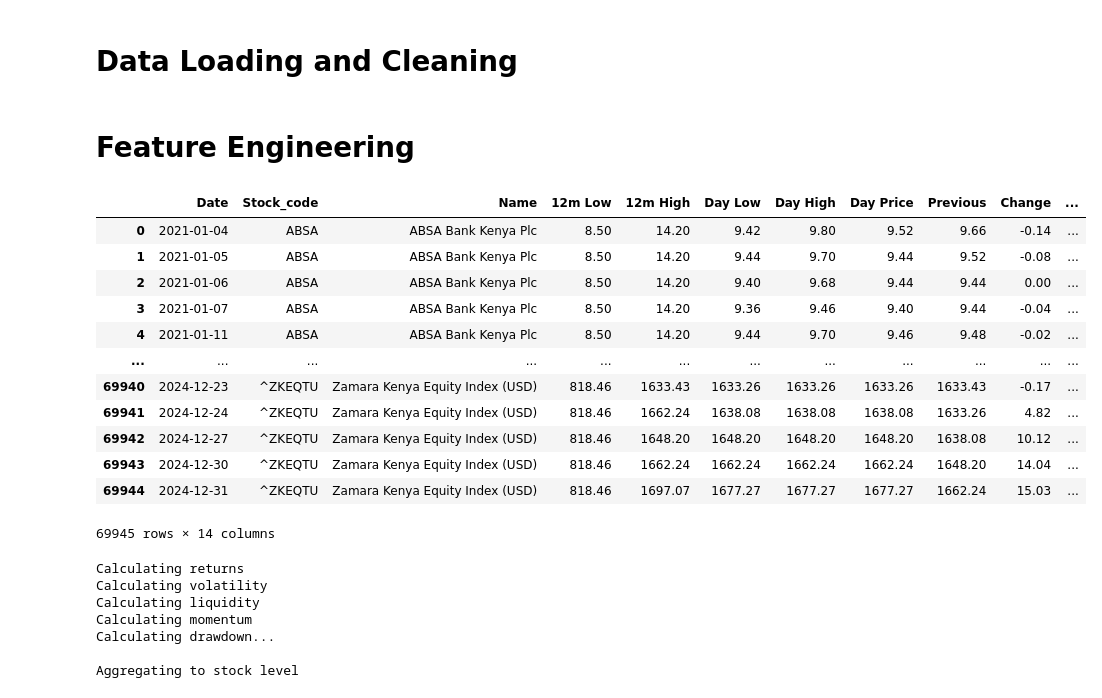
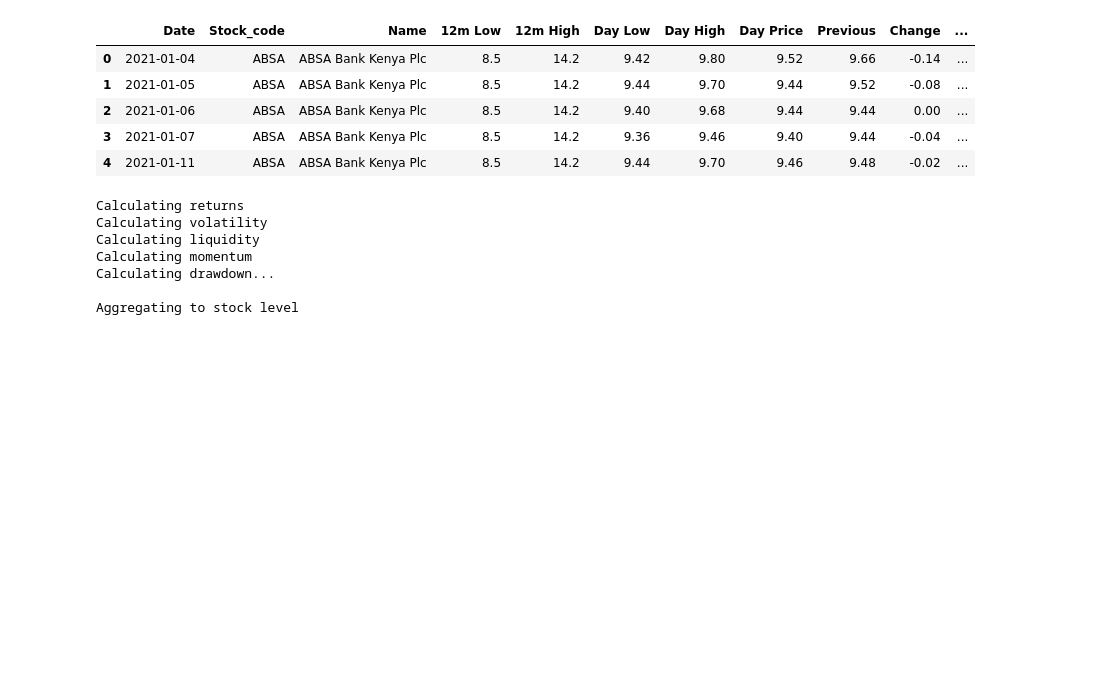
Before and after one commit to lorenaterah/NSE_Stock_Market_Segmentation, a Jupyter notebook: index.ipynb, the cells around one changed output. Cells and saved outputs as stored; diff of their text form; code cells hidden in the pictures; blank space fills up the shorter version.

```diff
--- a/index.ipynb
+++ b/index.ipynb
@@ -6,24 +5,13 @@ import seaborn as sns
-# %% [markdown]
-# Data Loading and Cleaning
-# %% [markdown]
-# Feature Engineering
 # %%
 df = pd.read_csv('./Data/processed/nse_all_clean.csv')
-df
+df.head()
 # %% [output]
 |  | Date | Stock_code | Name | 12m Low | 12m High | Day Low | Day High | Day Price | Previous | Change | ... |
-| 0 | 2021-01-04 | ABSA | ABSA Bank Kenya Plc | 8.50 | 14.20 | 9.42 | 9.80 | 9.52 | 9.66 | -0.14 | ... |
-| 1 | 2021-01-05 | ABSA | ABSA Bank Kenya Plc | 8.50 | 14.20 | 9.44 | 9.70 | 9.44 | 9.52 | -0.08 | ... |
-| 2 | 2021-01-06 | ABSA | ABSA Bank Kenya Plc | 8.50 | 14.20 | 9.40 | 9.68 | 9.44 | 9.44 | 0.00 | ... |
-| 3 | 2021-01-07 | ABSA | ABSA Bank Kenya Plc | 8.50 | 14.20 | 9.36 | 9.46 | 9.40 | 9.44 | -0.04 | ... |
-| 4 | 2021-01-11 | ABSA | ABSA Bank Kenya Plc | 8.50 | 14.20 | 9.44 | 9.70 | 9.46 | 9.48 | -0.02 | ... |
-| ... | ... | ... | ... | ... | ... | ... | ... | ... | ... | ... | ... |
-| 69940 | 2024-12-23 | ^ZKEQTU | Zamara Kenya Equity Index (USD) | 818.46 | 1633.43 | 1633.26 | 1633.26 | 1633.26 | 1633.43 | -0.17 | ... |
-| 69941 | 2024-12-24 | ^ZKEQTU | Zamara Kenya Equity Index (USD) | 818.46 | 1662.24 | 1638.08 | 1638.08 | 1638.08 | 1633.26 | 4.82 | ... |
-| 69942 | 2024-12-27 | ^ZKEQTU | Zamara Kenya Equity Index (USD) | 818.46 | 1648.20 | 1648.20 | 1648.20 | 1648.20 | 1638.08 | 10.12 | ... |
-| 69943 | 2024-12-30 | ^ZKEQTU | Zamara Kenya Equity Index (USD) | 818.46 | 1662.24 | 1662.24 | 1662.24 | 1662.24 | 1648.20 | 14.04 | ... |
-| 69944 | 2024-12-31 | ^ZKEQTU | Zamara Kenya Equity Index (USD) | 818.46 | 1697.07 | 1677.27 | 1677.27 | 1677.27 | 1662.24 | 15.03 | ... |
+| 0 | 2021-01-04 | ABSA | ABSA Bank Kenya Plc | 8.5 | 14.2 | 9.42 | 9.80 | 9.52 | 9.66 | -0.14 | ... |
+| 1 | 2021-01-05 | ABSA | ABSA Bank Kenya Plc | 8.5 | 14.2 | 9.44 | 9.70 | 9.44 | 9.52 | -0.08 | ... |
+| 2 | 2021-01-06 | ABSA | ABSA Bank Kenya Plc | 8.5 | 14.2 | 9.40 | 9.68 | 9.44 | 9.44 | 0.00 | ... |
+| 3 | 2021-01-07 | ABSA | ABSA Bank Kenya Plc | 8.5 | 14.2 | 9.36 | 9.46 | 9.40 | 9.44 | -0.04 | ... |
+| 4 | 2021-01-11 | ABSA | ABSA Bank Kenya Plc | 8.5 | 14.2 | 9.44 | 9.70 | 9.46 | 9.48 | -0.02 | ... |
-69945 rows × 14 columns
 # %%
 # Feature Engineering Functions
 
```
Also changed, not shown: parts of 38 cells of this notebook, 1 other file.
